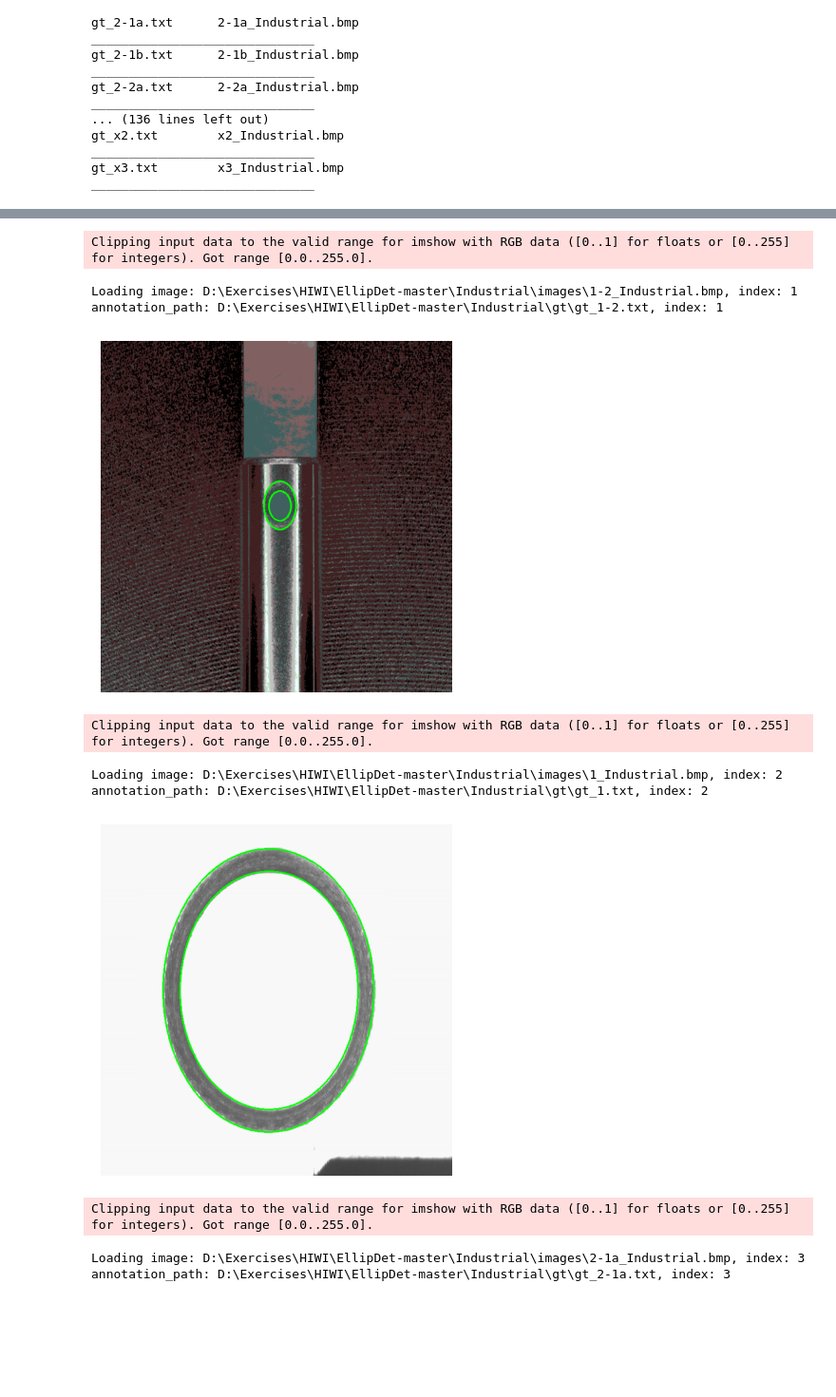
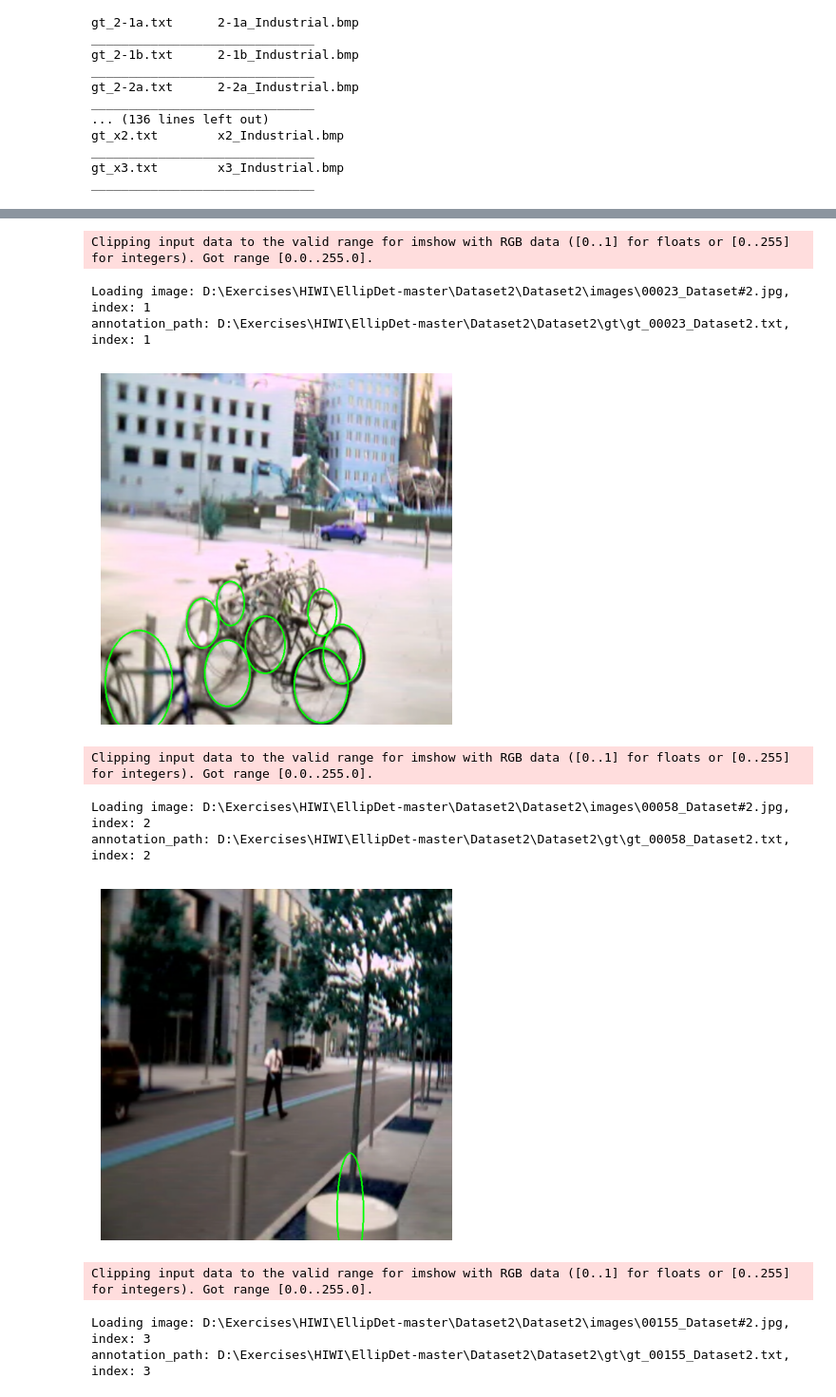
Before and after one commit to aditya0701/HIWI, a Jupyter notebook: ellipse-rcnn-main/scripts/test_model.ipynb, the cells around one changed output, grey strips where cells are left out. Shown at 95% size. Saved outputs shown, nothing was run; the diff lists cells and outputs as text; code cells hidden in the pictures; blank space fills up the shorter version.

Commit message:
degree to radians for dataset2

```diff
--- a/ellipse-rcnn-main/scripts/test_model.ipynb
+++ b/ellipse-rcnn-main/scripts/test_model.ipynb
@@ -22,7 +22,7 @@ def display_ellipse(image, ellipse_params):
         axis_length_2 = int(params[1])   # Y coordinate of center
         center_x = int(params[2])    # Semi-major axis length (half-length)
         center_y = int(params[3])    # Semi-minor axis length (half-length)
-        angle = float(params[4]) #* (180 / np.pi)
+        angle = float(params[4]) * (180 / np.pi)
         cv2.ellipse(
         image,
         (center_x, center_y),  # Center
@@ -35,8 +35,8 @@ def display_ellipse(image, ellipse_params):
 
     plt.imshow(image)
     plt.show()
-image_dir = r'D:\Exercises\HIWI\EllipDet-master\Industrial\images'
-annotations_dir = r'D:\Exercises\HIWI\EllipDet-master\Industrial\gt'
+image_dir = r'D:\Exercises\HIWI\EllipDet-master\Dataset2\Dataset2\images'
+annotations_dir = r'D:\Exercises\HIWI\EllipDet-master\Dataset2\Dataset2\gt'
 model_path = r"D:\Exercises\HIWI\ellipse-rcnn-main\checkpoints\loss=val\loss_total=0.59763-e=epoch=07.ckpt"
 image_files = sorted([
             os.path.join(image_dir, f)
@@ -52,7 +52,7 @@ ds = PrasadEllipseDataset(
                 image_files,
                 annotation_files,
             )
-idx = 64
+idx = 00
 image,target = ds[idx]
 image = image.permute(1,2,0).numpy()
 image = cv2.cvtColor(image, cv2.COLOR_BGR2RGB)
@@ -190,8 +190,8 @@ def display_ellipse(image, ellipse_params):
     plt.axis('off')  # Hide axis
     plt.show()
 # Directories for images and annotations
-image_dir = r'D:\Exercises\HIWI\EllipDet-master\Industrial\images'
-annotations_dir = r'D:\Exercises\HIWI\EllipDet-master\Industrial\gt'
+image_dir = r'D:\Exercises\HIWI\EllipDet-master\Dataset2\Dataset2\images'
+annotations_dir = r'D:\Exercises\HIWI\EllipDet-master\Dataset2\Dataset2\gt'
 # List of image and annotation files
 image_files = sorted([
     os.path.join(image_dir, f)
@@ -222,11 +222,11 @@ annotation_path: D:\Exercises\HIWI\EllipDet-master\Industrial\gt\gt_1-1.txt, ind
 Clipping input data to the valid range for imshow with RGB data ([0..1] for floats or [0..255] for integers). Got range [0.0..255.0].
-Loading image: D:\Exercises\HIWI\EllipDet-master\Industrial\images\1-2_Industrial.bmp, index: 1
-annotation_path: D:\Exercises\HIWI\EllipDet-master\Industrial\gt\gt_1-2.txt, index: 1
+Loading image: D:\Exercises\HIWI\EllipDet-master\Dataset2\Dataset2\images\00023_Dataset#2.jpg, index: 1
+annotation_path: D:\Exercises\HIWI\EllipDet-master\Dataset2\Dataset2\gt\gt_00023_Dataset2.txt, index: 1
-[figure, old version]
+[figure, new version]
 Clipping input data to the valid range for imshow with RGB data ([0..1] for floats or [0..255] for integers). Got range [0.0..255.0].
-Loading image: D:\Exercises\HIWI\EllipDet-master\Industrial\images\1_Industrial.bmp, index: 2
-annotation_path: D:\Exercises\HIWI\EllipDet-master\Industrial\gt\gt_1.txt, index: 2
+Loading image: D:\Exercises\HIWI\EllipDet-master\Dataset2\Dataset2\images\00058_Dataset#2.jpg, index: 2
+annotation_path: D:\Exercises\HIWI\EllipDet-master\Dataset2\Dataset2\gt\gt_00058_Dataset2.txt, index: 2
-[figure, old version]
+[figure, new version]
 Clipping input data to the valid range for imshow with RGB data ([0..1] for floats or [0..255] for integers). Got range [0.0..255.0].
-Loading image: D:\Exercises\HIWI\EllipDet-master\Industrial\images\2-1a_Industrial.bmp, index: 3
-annotation_path: D:\Exercises\HIWI\EllipDet-master\Industrial\gt\gt_2-1a.txt, index: 3
+Loading image: D:\Exercises\HIWI\EllipDet-master\Dataset2\Dataset2\images\00155_Dataset#2.jpg, index: 3
+annotation_path: D:\Exercises\HIWI\EllipDet-master\Dataset2\Dataset2\gt\gt_00155_Dataset2.txt, index: 3
```
Also changed, not shown: parts of 6 cells of this notebook, 46 other files.
